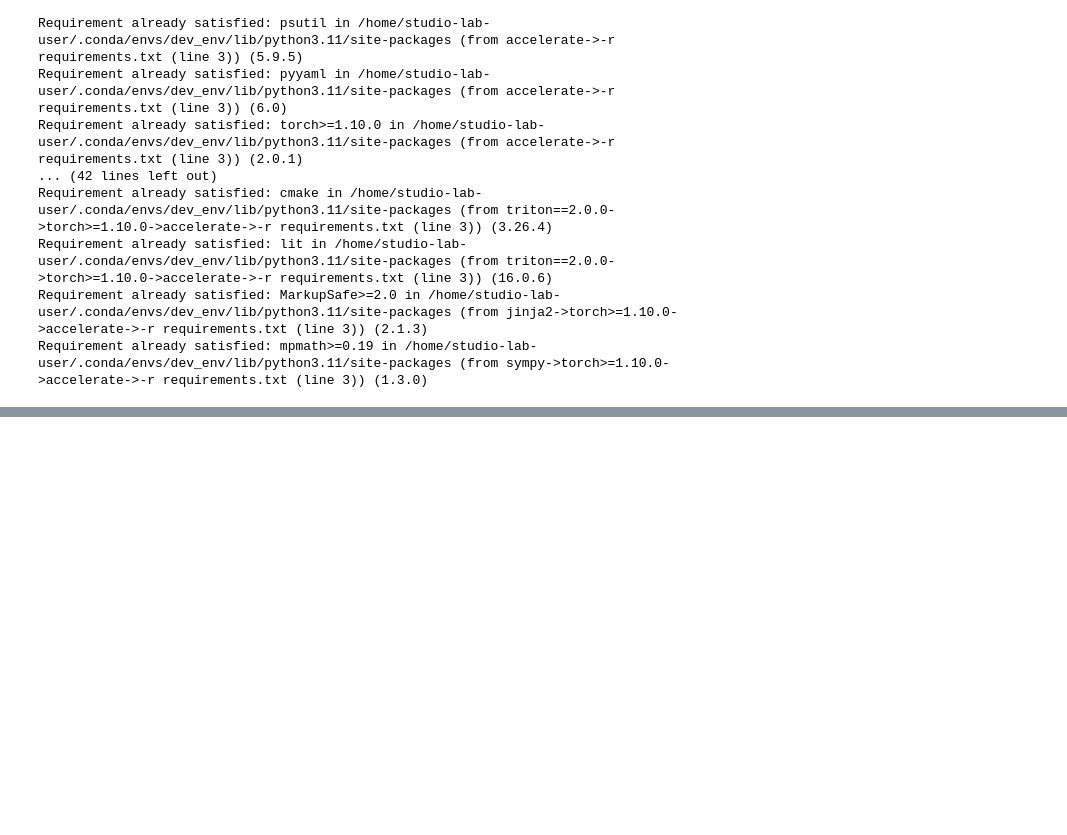
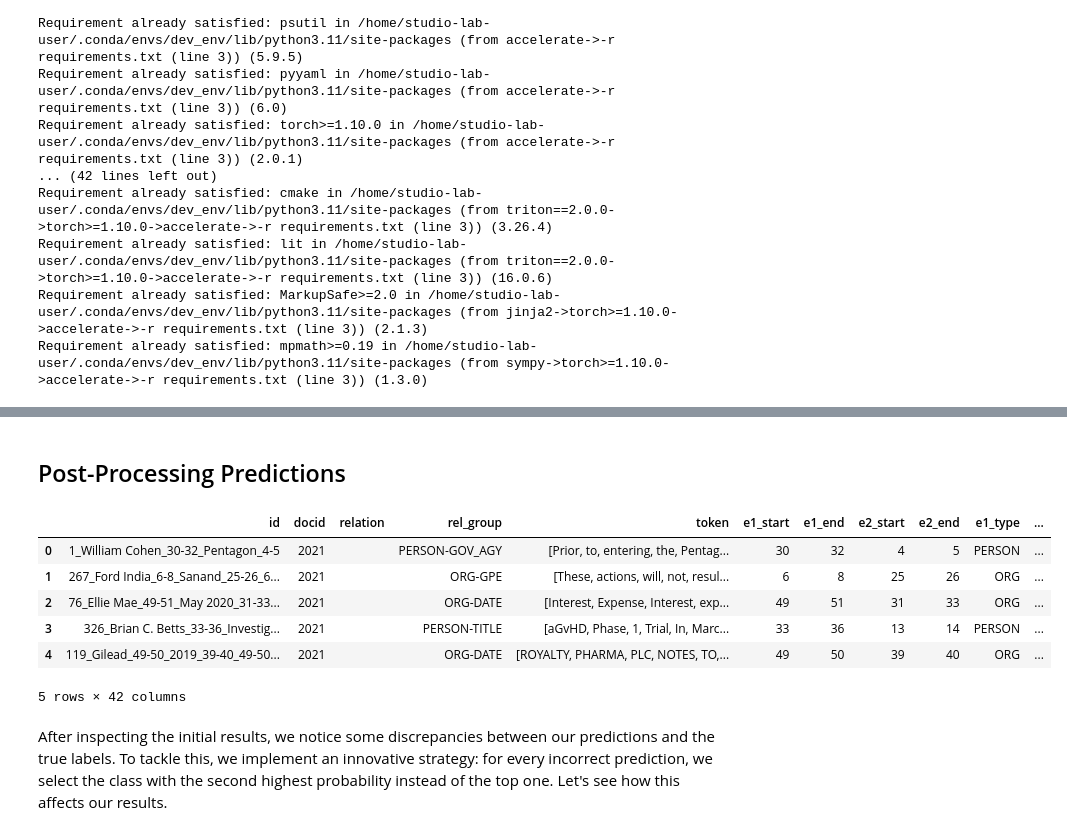
Before and after one commit to Dim10p/relation-extraction-on-financial-documents, a Jupyter notebook: main.ipynb, the cells around one changed output, grey strips where cells are left out. Drawn from its saved outputs; the diff is of its cells as text; code cells hidden in the pictures; blank space fills up the shorter version.

```diff
--- a/main.ipynb
+++ b/main.ipynb
@@ -221,4 +351,6 @@ training_args = TrainingArguments("test_trainer", weight_decay=0.01,num_train_ep
 # %%
 trainer = Trainer(
-    model=model, args=training_args, train_dataset=all_train_tokenized, eval_dataset=private_test_tokenized
+    model=model, args=training_args,
+    train_dataset=all_train_tokenized,
+    eval_dataset=private_test_tokenized
 )
@@ -235,9 +364,0 @@ predict = trainer.predict(test_dataset = private_test_tokenized)
-# %%
-liste = []
-for i in predict[0]:
-  max_val = -99
-  for x in range(0,len(predict[0][1])):
-    if i[x] > max_val:
-      max_val = i[x]
-      prediction = x
-  liste.append(prediction)
@@ -394,7 +364,0 @@ test_df.to_excel("/content/drive/MyDrive/..")
-# %%
-results_pair = []
-for i in range(0,len(test_df)-1):
-  if test_df["label"][i] == liste[i]:
-    results_pair.append(1)
-  else:
-    results_pair.append(0)
@@ -462,0 +408,41 @@ If your task is similar to the task the model of the checkpoint was trained on,
+# %% [markdown]
+## Post-Processing Predictions
+# %%
+# Creating a DataFrame from the predictions:
+df = pd.DataFrame(predict[0])
+
+# Reading the original private dataset:
+test = pd.read_json("data/private/private_dataset.json")
+
+# Converting 'spacy_ner' column to list format:
+test['spacy_ner'] = test["spacy_ner"].apply(convert_to_list)
+
+# Merging the original data with our predictions:
+test_merge = pd.merge(test, df, left_index=True, right_index=True)
+test_merge["prediction"] = liste
+
+test_merge["pred_relation"] = test_merge["prediction"].map(mapping_reverse)
+
+# Creating the 'text' column by applying the 'create_input' function row-wise:
+test_merge["text"] = test_merge.progress_apply(lambda row: create_input(token_list =row["token"],
+                                                                        e1_start=row["e1_start"],
+                                                                        e2_start = row["e2_start"],
+                                                                        ner_list = row["spacy_ner"])
+                                               , axis=1)
+
+# Write to a CSV file:
+test_merge.to_csv("data/output/predictions_merged.csv",
+                  sep =';',
+                  header = True)
+
+test_merge.head()
+# %% [output]
+|  | id | docid | relation | rel_group | token | e1_start | e1_end | e2_start | e2_end | e1_type | ... |
+| 0 | 1_William Cohen_30-32_Pentagon_4-5 | 2021 |  | PERSON-GOV_AGY | [Prior, to, entering, the, Pentag... | 30 | 32 | 4 | 5 | PERSON | ... |
+| 1 | 267_Ford India_6-8_Sanand_25-26_6... | 2021 |  | ORG-GPE | [These, actions, will, not, resul... | 6 | 8 | 25 | 26 | ORG | ... |
+| 2 | 76_Ellie Mae_49-51_May 2020_31-33... | 2021 |  | ORG-DATE | [Interest, Expense, Interest, exp... | 49 | 51 | 31 | 33 | ORG | ... |
+| 3 | 326_Brian C. Betts_33-36_Investig... | 2021 |  | PERSON-TITLE | [aGvHD, Phase, 1, Trial, In, Marc... | 33 | 36 | 13 | 14 | PERSON | ... |
+| 4 | 119_Gilead_49-50_2019_39-40_49-50... | 2021 |  | ORG-DATE | [ROYALTY, PHARMA, PLC, NOTES, TO,... | 49 | 50 | 39 | 40 | ORG | ... |
+5 rows × 42 columns
+# %% [markdown]
+After inspecting the initial results, we notice some discrepancies between our predictions and the true labels. To tackle this, we implement an innovative strategy: for every incorrect prediction, we select the class with the second highest probability instead of the top one. Let's see how this affects our results.
```
Also changed, not shown: parts of 85 cells of this notebook, 3 other files.
